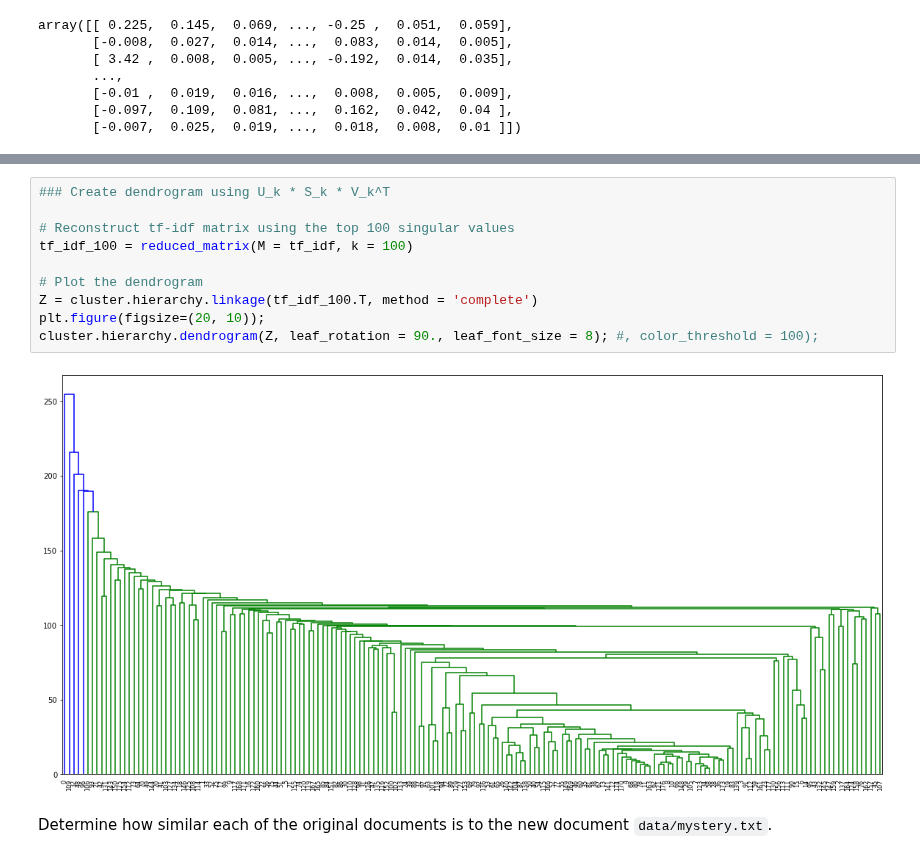
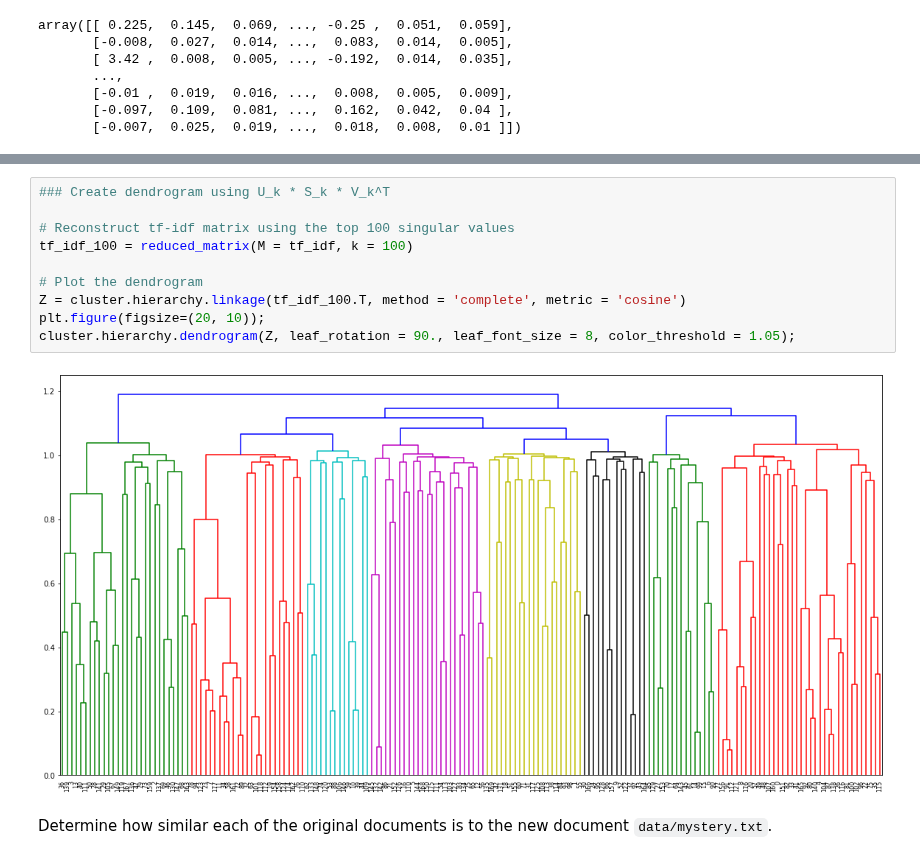
Before and after one commit to robkravec/sta-663-2021, a Jupyter notebook: notebooks/copies/homework/Homework07.ipynb, the cells around one changed output, grey strips where cells are left out. Drawn from its saved outputs; the diff is of its cells as text.

```diff
--- a/notebooks/copies/homework/Homework07.ipynb
+++ b/notebooks/copies/homework/Homework07.ipynb
@@ -604,15 +604,15 @@ cluster.hierarchy.dendrogram(Z, leaf_rotation = 90., leaf_font_size = 8); #, col
 # %%
 ### Create dendrogram using U_k * S_k * V_k^T
 
 # Reconstruct tf-idf matrix using the top 100 singular values
 tf_idf_100 = reduced_matrix(M = tf_idf, k = 100)
 
 # Plot the dendrogram
-Z = cluster.hierarchy.linkage(tf_idf_100.T, method = 'complete')
+Z = cluster.hierarchy.linkage(tf_idf_100.T, method = 'complete', metric = 'cosine')
 plt.figure(figsize=(20, 10));
-cluster.hierarchy.dendrogram(Z, leaf_rotation = 90., leaf_font_size = 8); #, color_threshold = 100);
+cluster.hierarchy.dendrogram(Z, leaf_rotation = 90., leaf_font_size = 8, color_threshold = 1.05);
 # %% [output]
-[figure, old version]
+[figure, new version]
 # %% [markdown]
 Determine how similar each of the original documents is to the new document `data/mystery.txt`.
 # %% [markdown]
```
Also changed, not shown: parts of 2 cells of this notebook.
